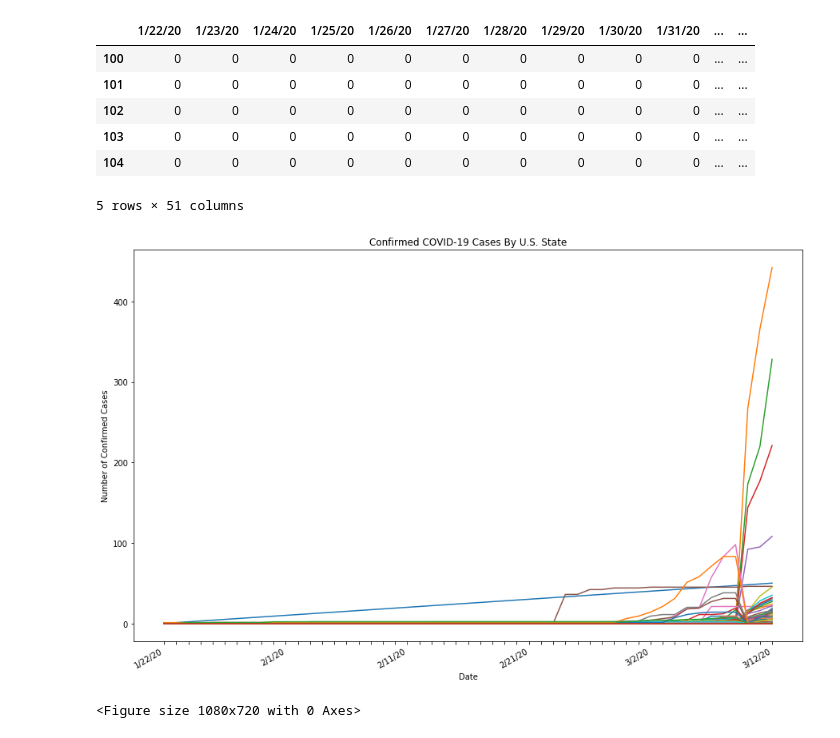
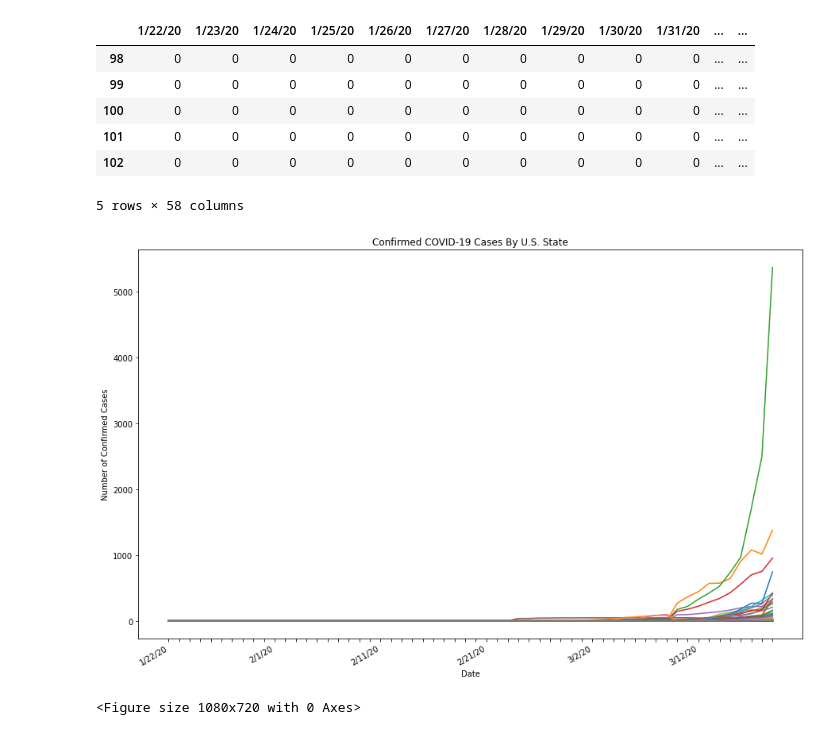
Before and after one commit to stompsjo/COVID-19, a Jupyter notebook: US_Covid_Analysis.ipynb, the cells around one changed output. Cells and saved outputs as stored; diff of their text form; code cells hidden in the pictures.

```diff
--- a/US_Covid_Analysis.ipynb
+++ b/US_Covid_Analysis.ipynb
@@ -9,15 +9,15 @@ recovered_data = pd.read_csv("csse_covid_19_data/csse_covid_19_time_series/time_
 deaths_data = pd.read_csv("csse_covid_19_data/csse_covid_19_time_series/time_series_19-covid-Deaths.csv")
 # %%
 confirmed = confirmed_data.loc[confirmed_data["Country/Region"] == "US"]
-confirmed = confirmed.drop(["Province/State","Country/Region","Lat","Long","3/13/20"],axis=1)
+confirmed = confirmed.drop(["Province/State","Country/Region","Lat","Long","3/20/20"],axis=1)
 confirmed.head()
 
 recovered = recovered_data.loc[recovered_data["Country/Region"] == "US"]
-recovered = recovered.drop(["Province/State","Country/Region","Lat","Long","3/13/20"], axis=1)
+recovered = recovered.drop(["Province/State","Country/Region","Lat","Long","3/20/20"], axis=1)
 recovered.head()
 
 deaths = deaths_data.loc[deaths_data["Country/Region"] == "US"]
-deaths = deaths.drop(["Province/State","Country/Region","Lat","Long","3/13/20"], axis=1)
+deaths = deaths.drop(["Province/State","Country/Region","Lat","Long","3/20/20"], axis=1)
 deaths.head()
 #michigan = test.loc[test["Province/State"] == "Michigan"]
 #dates = np.array([])
@@ -28,46 +28,46 @@ deaths.head()
 #plt.plot(dates,confirmed_m)
 # %% [output]
 |  | 1/22/20 | 1/23/20 | 1/24/20 | 1/25/20 | 1/26/20 | 1/27/20 | 1/28/20 | 1/29/20 | 1/30/20 | 1/31/20 | ... | ... |
+| 98 | 0 | 0 | 0 | 0 | 0 | 0 | 0 | 0 | 0 | 0 | ... | ... |
+| 99 | 0 | 0 | 0 | 0 | 0 | 0 | 0 | 0 | 0 | 0 | ... | ... |
 | 100 | 0 | 0 | 0 | 0 | 0 | 0 | 0 | 0 | 0 | 0 | ... | ... |
 | 101 | 0 | 0 | 0 | 0 | 0 | 0 | 0 | 0 | 0 | 0 | ... | ... |
 | 102 | 0 | 0 | 0 | 0 | 0 | 0 | 0 | 0 | 0 | 0 | ... | ... |
-| 103 | 0 | 0 | 0 | 0 | 0 | 0 | 0 | 0 | 0 | 0 | ... | ... |
-| 104 | 0 | 0 | 0 | 0 | 0 | 0 | 0 | 0 | 0 | 0 | ... | ... |
-5 rows × 51 columns
+5 rows × 58 columns
 # %%
 import matplotlib.dates as mdates
 
 dates = np.array([])
 for col in confirmed.columns:
     dates = np.append(dates,col)
 
-confirmed_matrix = np.empty([1,51])
-total_confirmed_matrix = np.empty([1,51])
+confirmed_matrix = np.empty([1,58])
+total_confirmed_matrix = np.empty([1,58])
 for index, row in confirmed.iterrows():
     state_confirmed = np.array([])
     for val in confirmed.loc[index]:
         state_confirmed = np.append(state_confirmed,val)
     confirmed_matrix = np.vstack([confirmed_matrix,state_confirmed])
 
 fig, ax = plt.subplots(figsize=(15,10))
 plt.locator_params(axis='x', nbins=6)
 plt.figure(figsize=(15,10))
 for row in confirmed_matrix:
     total_confirmed_matrix += row
     ax.plot(dates,row)
 
 every_nth = 10
 for n, label in enumerate(ax.xaxis.get_ticklabels()):
     if n % every_nth != 0:
         label.set_visible(False)
 fig.autofmt_xdate()
 ax.fmt_xdata = mdates.DateFormatter('%Y-%m-%d')
 ax.set_title("Confirmed COVID-19 Cases By U.S. State")
 ax.set_xlabel("Date")
 ax.set_ylabel("Number of Confirmed Cases")
 fig.savefig("confirmed_state.png")
 # %% [output]
-[figure, old version]
+[figure, new version]
 <Figure size 1080x720 with 0 Axes>
 # %%
 print(total_confirmed_matrix[0])
```
Also changed, not shown: parts of 2 cells of this notebook, 4 other files.
